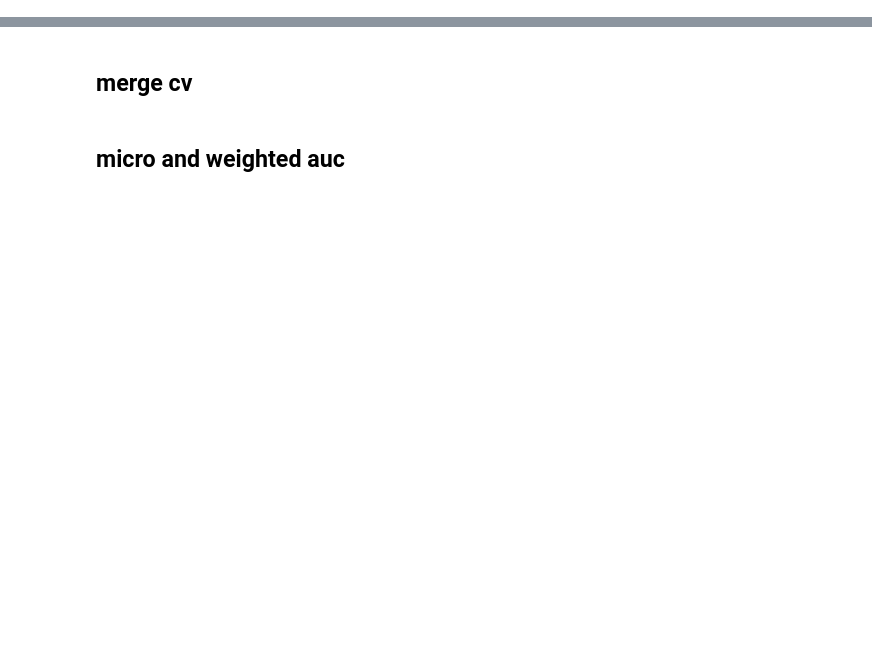
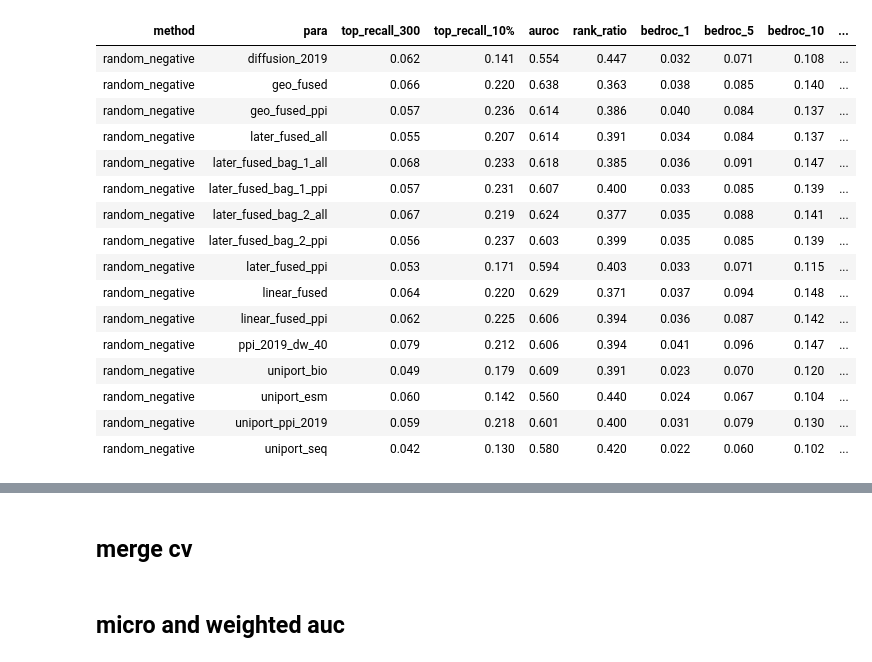
Before and after one commit to ZiyuZhang1/svm, a Jupyter notebook: src/results_analysis_all_bioweights.ipynb, the cells around one changed output, grey strips where cells are left out. Saved outputs shown, nothing was run; the diff lists cells and outputs as text; code cells hidden in the pictures; blank space fills up the shorter version.

```diff
--- a/src/results_analysis_all_bioweights.ipynb
+++ b/src/results_analysis_all_bioweights.ipynb
@@ -498,0 +674,26 @@ def prcess_and_save_xlsx(fused_2019,all_avg_df,out_path):
+# %%
+
+root = '/itf-fi-ml/shared/users/ziyuzh/svm/results/2019_all_external_35'
+out_path = root+'.xlsx'
+temp_df = pd.read_csv(os.path.join(root,os.listdir(root)[2]))
+
+fused_2019, all_avg_df = show_table(root,ban_list=[],fnum=len(temp_df),fused = True,input_weights = True)
+prcess_and_save_xlsx(fused_2019,all_avg_df,out_path)
+# %% [output]
+| method | para | top_recall_300 | top_recall_10% | auroc | rank_ratio | bedroc_1 | bedroc_5 | bedroc_10 | ... |
+| random_negative | diffusion_2019 | 0.062 | 0.141 | 0.554 | 0.447 | 0.032 | 0.071 | 0.108 | ... |
+| random_negative | geo_fused | 0.066 | 0.220 | 0.638 | 0.363 | 0.038 | 0.085 | 0.140 | ... |
+| random_negative | geo_fused_ppi | 0.057 | 0.236 | 0.614 | 0.386 | 0.040 | 0.084 | 0.137 | ... |
+| random_negative | later_fused_all | 0.055 | 0.207 | 0.614 | 0.391 | 0.034 | 0.084 | 0.137 | ... |
+| random_negative | later_fused_bag_1_all | 0.068 | 0.233 | 0.618 | 0.385 | 0.036 | 0.091 | 0.147 | ... |
+| random_negative | later_fused_bag_1_ppi | 0.057 | 0.231 | 0.607 | 0.400 | 0.033 | 0.085 | 0.139 | ... |
+| random_negative | later_fused_bag_2_all | 0.067 | 0.219 | 0.624 | 0.377 | 0.035 | 0.088 | 0.141 | ... |
+| random_negative | later_fused_bag_2_ppi | 0.056 | 0.237 | 0.603 | 0.399 | 0.035 | 0.085 | 0.139 | ... |
+| random_negative | later_fused_ppi | 0.053 | 0.171 | 0.594 | 0.403 | 0.033 | 0.071 | 0.115 | ... |
+| random_negative | linear_fused | 0.064 | 0.220 | 0.629 | 0.371 | 0.037 | 0.094 | 0.148 | ... |
+| random_negative | linear_fused_ppi | 0.062 | 0.225 | 0.606 | 0.394 | 0.036 | 0.087 | 0.142 | ... |
+| random_negative | ppi_2019_dw_40 | 0.079 | 0.212 | 0.606 | 0.394 | 0.041 | 0.096 | 0.147 | ... |
+| random_negative | uniport_bio | 0.049 | 0.179 | 0.609 | 0.391 | 0.023 | 0.070 | 0.120 | ... |
+| random_negative | uniport_esm | 0.060 | 0.142 | 0.560 | 0.440 | 0.024 | 0.067 | 0.104 | ... |
+| random_negative | uniport_ppi_2019 | 0.059 | 0.218 | 0.601 | 0.400 | 0.031 | 0.079 | 0.130 | ... |
+| random_negative | uniport_seq | 0.042 | 0.130 | 0.580 | 0.420 | 0.022 | 0.060 | 0.102 | ... |
```
Also changed, not shown: parts of 12 cells of this notebook, 52 other files.
